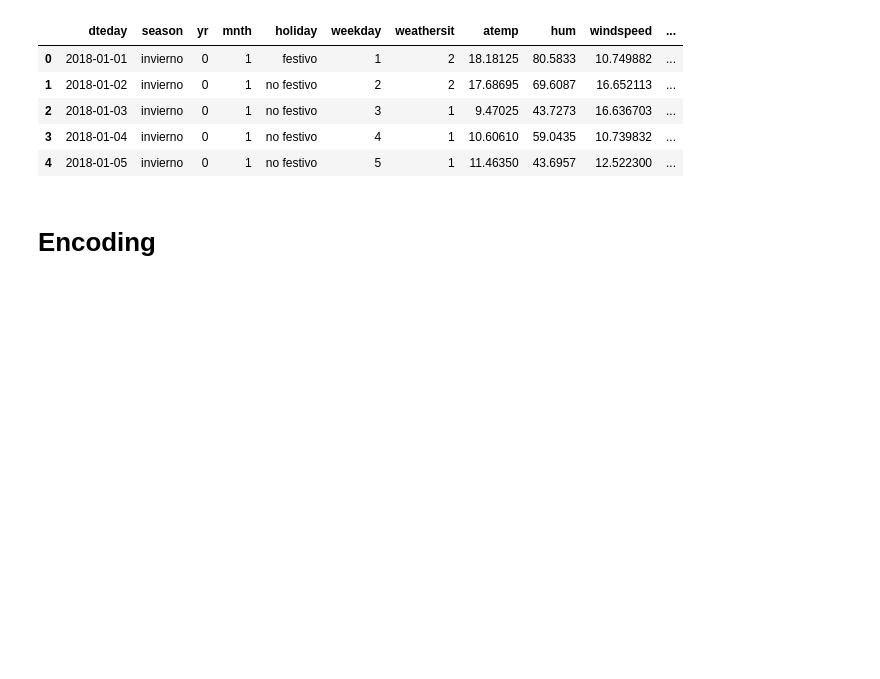
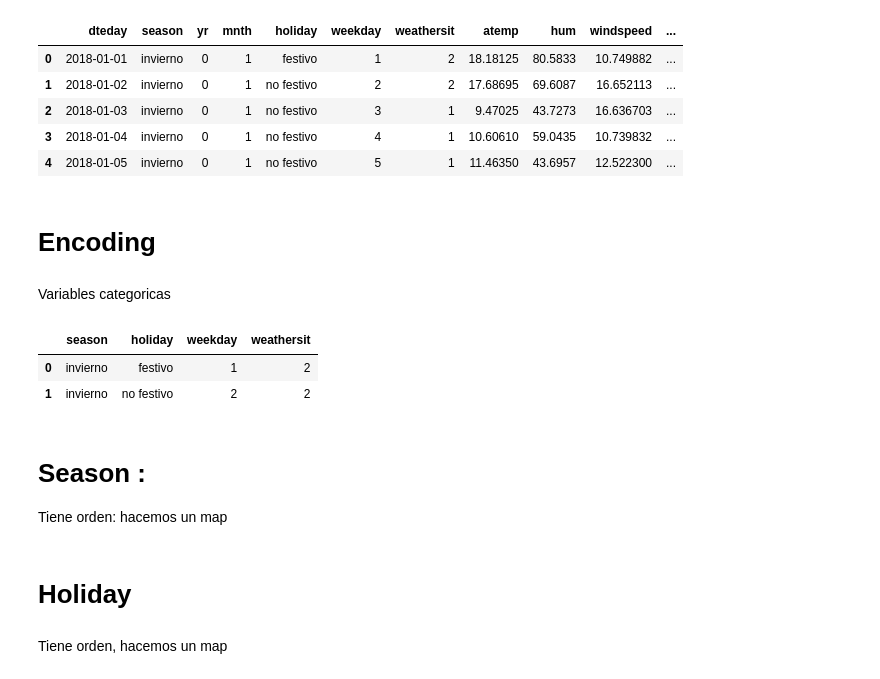
Before and after one commit to Adalab/project-DA-promo-c-modulo-3-team-1, a Jupyter notebook: borrador/asuncion_registered.ipynb, the cells around one changed output. Drawn from its saved outputs; the diff is of its cells as text; code cells hidden in the pictures; blank space fills up the shorter version.

```diff
--- a/borrador/asuncion_registered.ipynb
+++ b/borrador/asuncion_registered.ipynb
@@ -401,3 +401,15 @@ df_r.head()
 df_r.to_pickle('../datos/01-df_registrados.pickle')
 # %% [markdown]
 # Encoding
+# %% [markdown]
+Variables categoricas
+# %%
+categorys= df_r.select_dtypes(include='category')
+categorys.head(2)
+# %% [output]
+|  | season | holiday | weekday | weathersit |
+| 0 | invierno | festivo | 1 | 2 |
+| 1 | invierno | no festivo | 2 | 2 |
+# %% [markdown]
+# Season :
+Tiene orden: hacemos un map
@@ -403,0 +420,4 @@ df_r.to_pickle('../datos/01-df_registrados.pickle')
+# %% [markdown]
+# Holiday
+# %% [markdown]
+Tiene orden, hacemos un map
```
Also changed, not shown: parts of 13 cells of this notebook, 1 other file.
